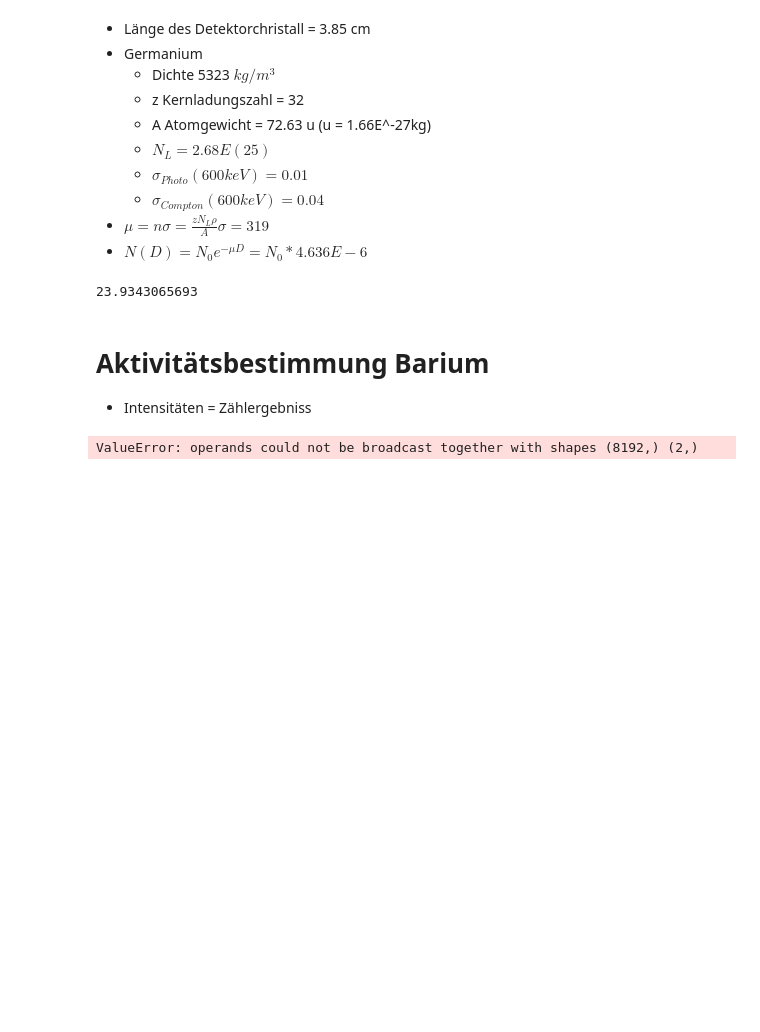
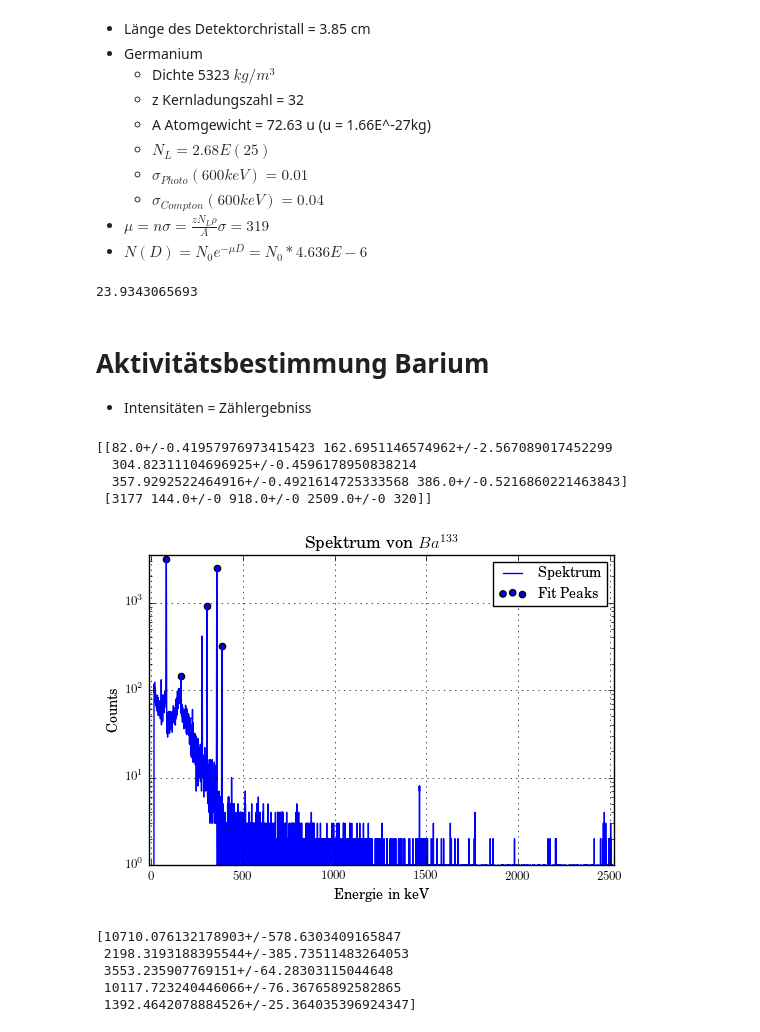
Before and after one commit to MaxSac/FP-Praktikum, a Jupyter notebook: 03-09.01.2017/calculation.ipynb, the cells around one changed output. Drawn from its saved outputs; the diff is of its cells as text; code cells hidden in the pictures; blank space fills up the shorter version.

```diff
--- a/03-09.01.2017/calculation.ipynb
+++ b/03-09.01.2017/calculation.ipynb
@@ -348,13 +341,23 @@ print(sum(CS.data[:2180])/2740)
 # Aktivitätsbestimmung Barium
 - Intensitäten = Zählergebniss
 # %%
-BA = makeSpek(Ba, scale=params[0])
+BA = makeSpek(Ba, scale=scaleing)
 BA.corPeak(BA.peak[:,1:-1])
-BA.corPeak(np.append(BA.peak, np.array([[390],[320]]), axis=1))
+BA.corPeak(np.append(BA.peak, np.array([[386],[320]]), axis=1))
 BA.corPeak(np.append(BA.peak[:,1:], np.array([[82],[3177]]), axis=1))
 BA.stdGaus()
-BA.plot('Ba','Ba^{133}')
+BA.plot('Ba','Ba^{133}','log')
+print(BA.hits)
 # %% [output]
-ValueError: operands could not be broadcast together with shapes (8192,) (2,)
+[[82.0+/-0.41957976973415423 162.6951146574962+/-2.567089017452299
+  304.82311104696925+/-0.4596178950838214
+  357.9292522464916+/-0.4921614725333568 386.0+/-0.5216860221463843]
+ [3177 144.0+/-0 918.0+/-0 2509.0+/-0 320]]
+[figure, added]
+[10710.076132178903+/-578.6303409165847
+ 2198.3193188395544+/-385.73511483264053
+ 3553.235907769151+/-64.28303115044648
+ 10117.723240446066+/-76.36765892582865
+ 1392.4642078884526+/-25.364035396924347]
 # %%
 baW = np.array([34.1, 0.6, 18.3, 62.1, 8.9])/100 #Emmisionewahrscheinlichkeit der Spektralline
```
Also changed, not shown: parts of 11 cells of this notebook, 6 other files.
